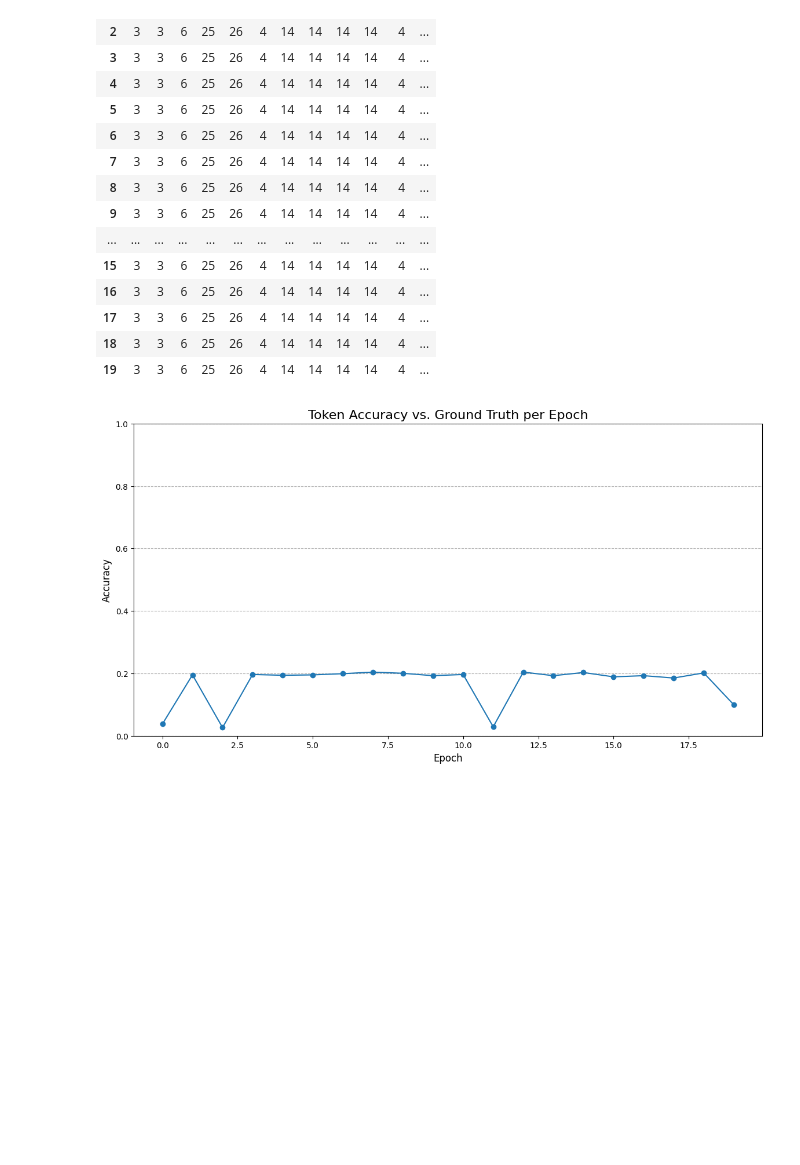
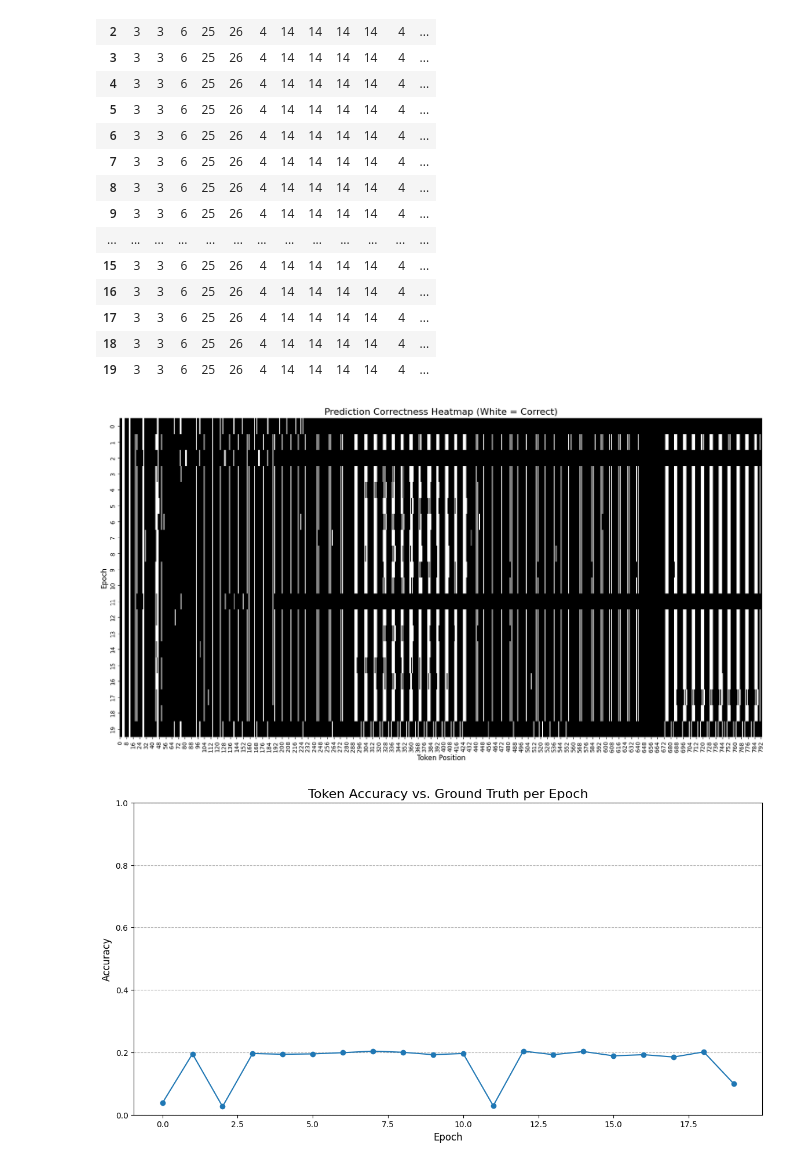
Before and after one commit to DrumScoreAI/RhythmForm, a Jupyter notebook: notebooks/compare_predictions.ipynb, the cells around one changed output. Cells and saved outputs as stored; diff of their text form; code cells hidden in the pictures; blank space fills up the shorter version.

```diff
--- a/notebooks/compare_predictions.ipynb
+++ b/notebooks/compare_predictions.ipynb
@@ -174,17 +174,19 @@ smt_map.iloc[:, :100].style.apply(highlight_diff, axis=1)
 # %%
 import seaborn as sns
 import matplotlib.pyplot as plt
 
 # Create a dataframe indicating correctness (True/False) up to the length of the ground truth.
 correctness_df = smt_map.iloc[:, :len(gt_map)].eq(gt_map, axis=1)
 
 # Create the heatmap visualization.
 plt.figure(figsize=(20, 10)) # Use a large figure size to see as much detail as possible.
-sns.heatmap(correctness_df, cbar=False, cmap=['#F08080', '#90EE90']) # Red for incorrect, Green for correct.
-plt.title('Prediction Correctness Heatmap (Green = Correct)', fontsize=16)
+sns.heatmap(correctness_df, cbar=False, cmap=['#000000', '#FFFFFF']) # Black for incorrect, White for correct.
+plt.title('Prediction Correctness Heatmap (White = Correct)', fontsize=16)
 plt.xlabel('Token Position', fontsize=12)
 plt.ylabel('Epoch', fontsize=12)
 plt.show()
+# %% [output]
+[figure, added]
 # %%
 # Calculate the token-level accuracy for each epoch by comparing smt_df with gt.
 # This comparison relies on smt_df and gt having the same length and alignment.
```
Also changed, not shown: 1 other file.
